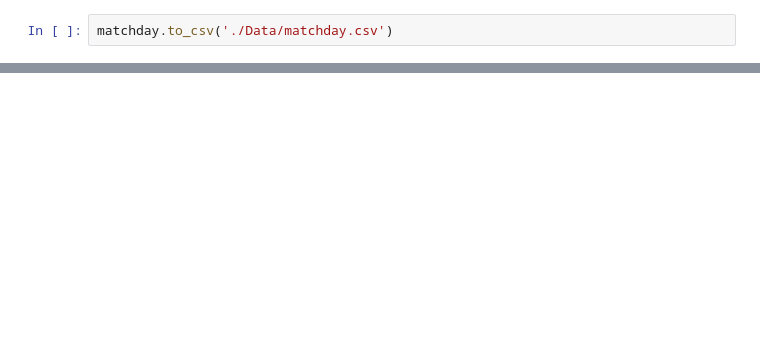
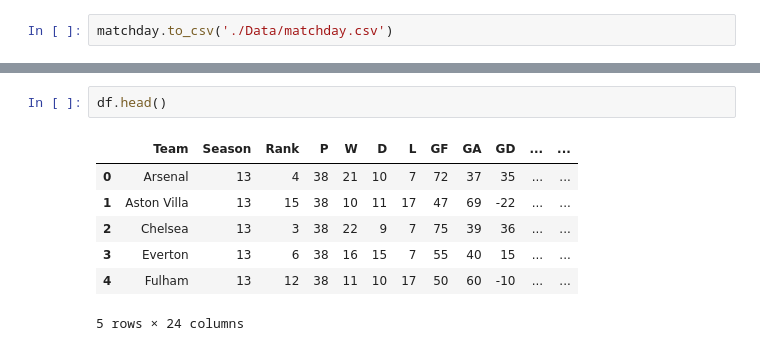
Before and after one commit to slee279/EPL, a Jupyter notebook: EDA.ipynb, the cells around one changed output, grey strips where cells are left out. Saved outputs shown, nothing was run; the diff lists cells and outputs as text; blank space fills up the shorter version.

```diff
--- a/EDA.ipynb
+++ b/EDA.ipynb
@@ -232,0 +235,10 @@ iplot(fig)
+# %%
+df.head()
+# %% [output]
+|  | Team | Season | Rank | P | W | D | L | GF | GA | GD | ... | ... |
+| 0 | Arsenal | 13 | 4 | 38 | 21 | 10 | 7 | 72 | 37 | 35 | ... | ... |
+| 1 | Aston Villa | 13 | 15 | 38 | 10 | 11 | 17 | 47 | 69 | -22 | ... | ... |
+| 2 | Chelsea | 13 | 3 | 38 | 22 | 9 | 7 | 75 | 39 | 36 | ... | ... |
+| 3 | Everton | 13 | 6 | 38 | 16 | 15 | 7 | 55 | 40 | 15 | ... | ... |
+| 4 | Fulham | 13 | 12 | 38 | 11 | 10 | 17 | 50 | 60 | -10 | ... | ... |
+5 rows × 24 columns
```
Also changed, not shown: parts of 8 cells of this notebook, 3 other files.
